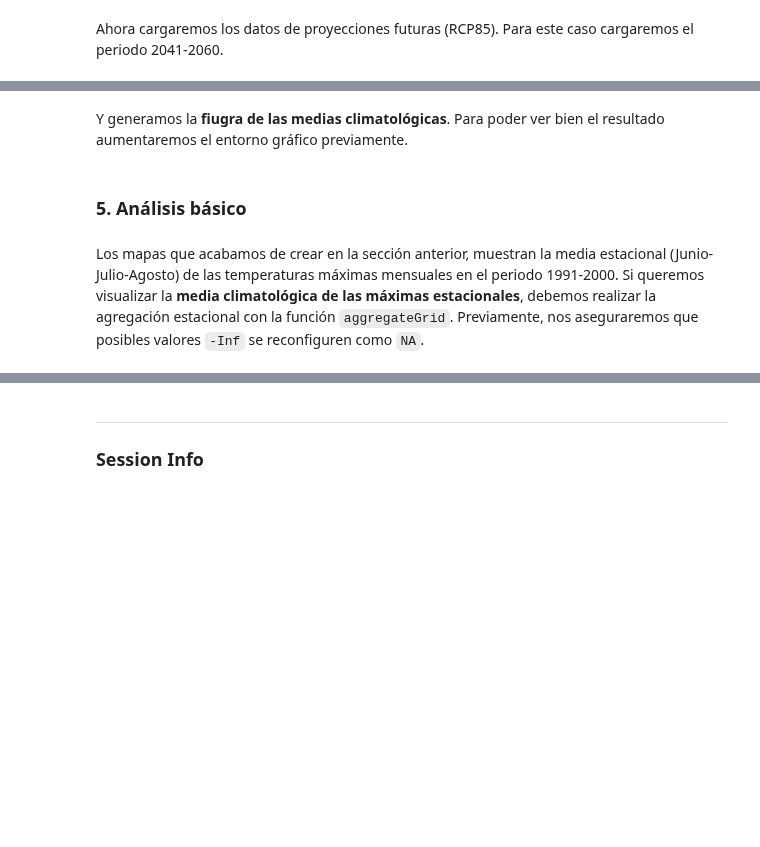
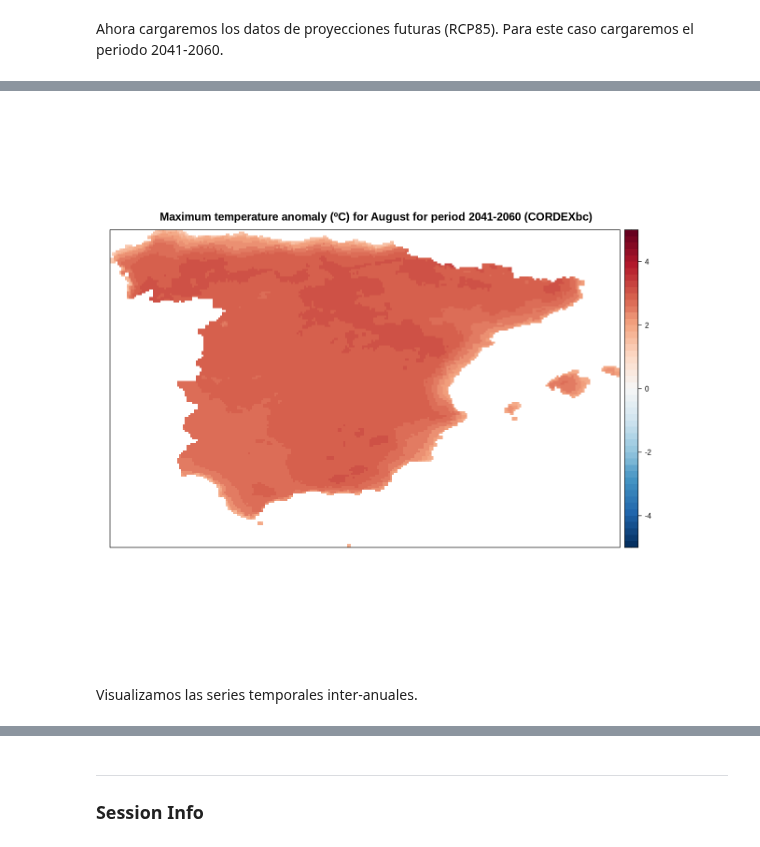
Before and after one commit to SantanderMetGroup/PTI-Clima-Datalab, a Jupyter notebook: Notebooks/R/proyecciones_CORDEX_R.ipynb, the cells around one changed output, grey strips where cells are left out. Saved outputs shown, nothing was run; the diff lists cells and outputs as text; code cells hidden in the pictures; blank space fills up the shorter version.

```diff
--- a/Notebooks/R/proyecciones_CORDEX_R.ipynb
+++ b/Notebooks/R/proyecciones_CORDEX_R.ipynb
@@ -312,0 +344,2 @@ tasmax.jja.grid$Members <- datasets$dataset
+# %%
+anom.ens <- aggregateGrid(anom, aggr.mem = list(FUN = "mean", na.rm = T))
@@ -313,2 +350,13 @@ tasmax.jja.grid$Members <- datasets$dataset
+# %%
+options(repr.plot.width=10, repr.plot.height=10)
+spatialPlot(anom.ens,
+            color.theme = "RdBu",
+            rev.colors = TRUE,
+            at = seq(-5, 5, 0.2),
+            set.max = 5,
+            set.min = -5,
+            main = "Maximum temperature anomaly (ºC) for August for period 2041-2060 (CORDEXbc)")
+# %% [output]
+[figure, added]
 # %% [markdown]
-Y generamos la **fiugra de las medias climatológicas**. Para poder ver bien el resultado aumentaremos el entorno gráfico previamente.
+Visualizamos las series temporales inter-anuales.
@@ -327,4 +362,0 @@ spatialPlot(climatology(tasmax.jja.grid),
-# %% [markdown]
-### 5. Análisis básico
-# %% [markdown]
-Los mapas que acabamos de crear en la sección anterior, muestran la media estacional (Junio-Julio-Agosto) de las temperaturas máximas mensuales en el periodo 1991-2000. Si queremos visualizar la **media climatológica de las máximas estacionales**, debemos realizar la agregación estacional con la función `aggregateGrid`. Previamente, nos aseguraremos que posibles valores `-Inf` se reconfiguren como `NA`.
```
Also changed, not shown: parts of 44 cells of this notebook, 2 other files.
